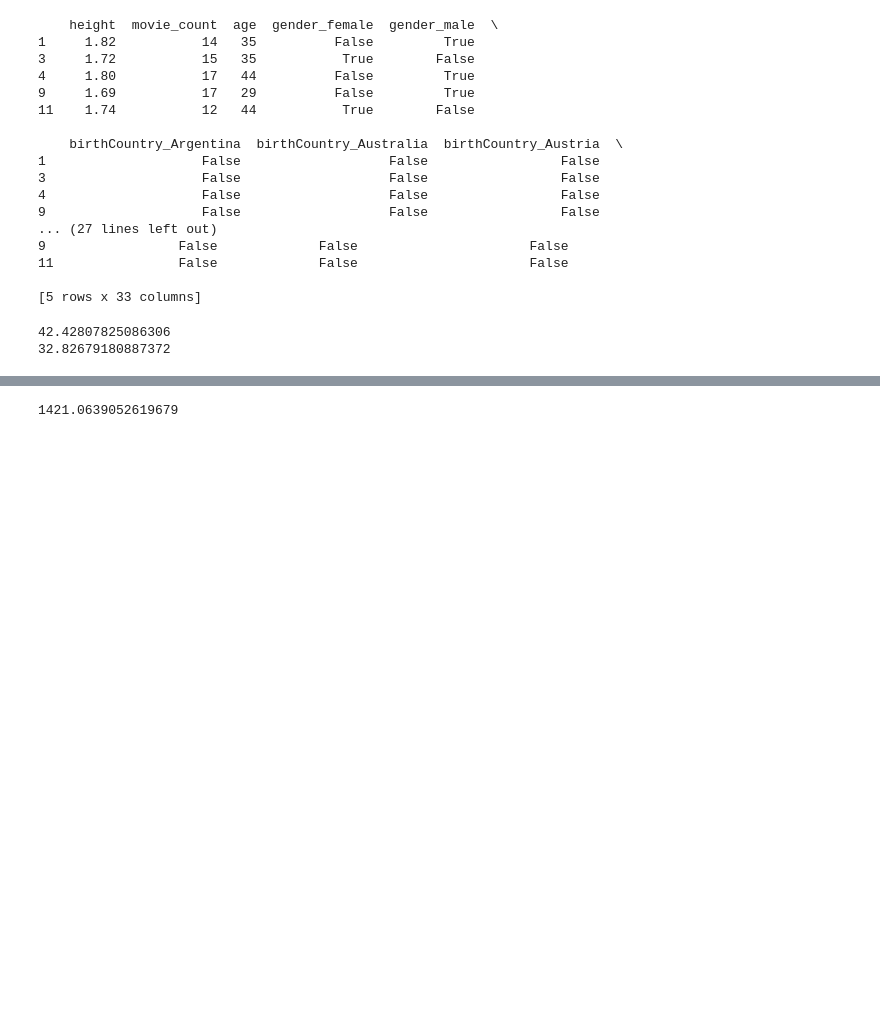
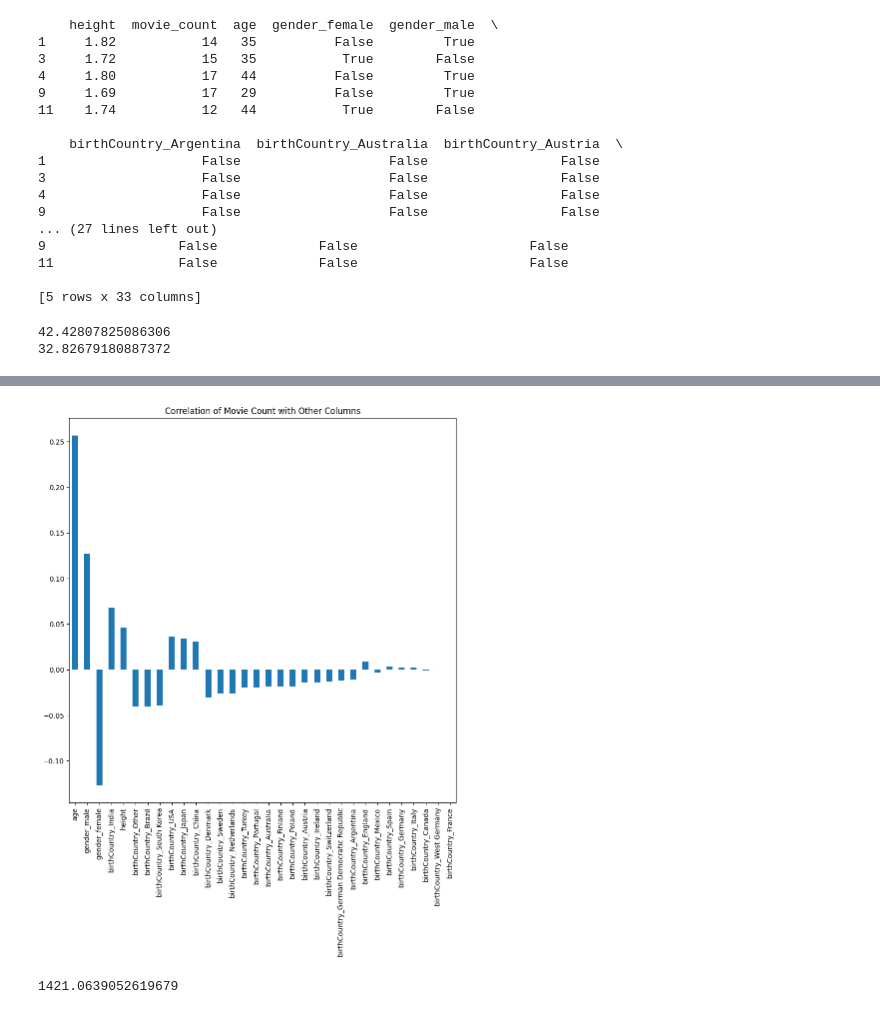
Before and after one commit to DasGewuerz/htw_letterboxd, a Jupyter notebook: actor_ai.ipynb, the cells around one changed output, grey strips where cells are left out. Cells and saved outputs as stored; diff of their text form; code cells hidden in the pictures; blank space fills up the shorter version.

Commit message:
added correlation matrix

```diff
--- a/actor_ai.ipynb
+++ b/actor_ai.ipynb
@@ -310,3 +310,7 @@ print(average_movie_count_female)
 # %% [output]
 42.42807825086306
 32.82679180887372
+# %%
+# let's check the correlation between the columns
+correlation = actors_qual_prepped_dm.corr()
+print(correlation)
@@ -312,0 +354,4 @@ print(average_movie_count_female)
+# %%
+# get the correlation of the movie count with the other columns sorted by the absolute value of the correlation
+movie_count_correlation = correlation['movie_count'].sort_values(key=lambda x: abs(x), ascending=False)
+print(movie_count_correlation)
@@ -313,3 +376,11 @@ print(average_movie_count_female)
+# %%
+# lets plot the correlation of the movie count with the other columns, but combine the birthCountry columns
+plt.figure(figsize=(10, 10))
+movie_count_correlation[1:].plot(kind='bar')
+plt.title("Correlation of Movie Count with Other Columns")
+plt.show()
+# %% [output]
+[figure, added]
 # %%
 # now we can predict the number of movies
 from sklearn.model_selection import train_test_split
```
Also changed, not shown: parts of 3 cells of this notebook.
